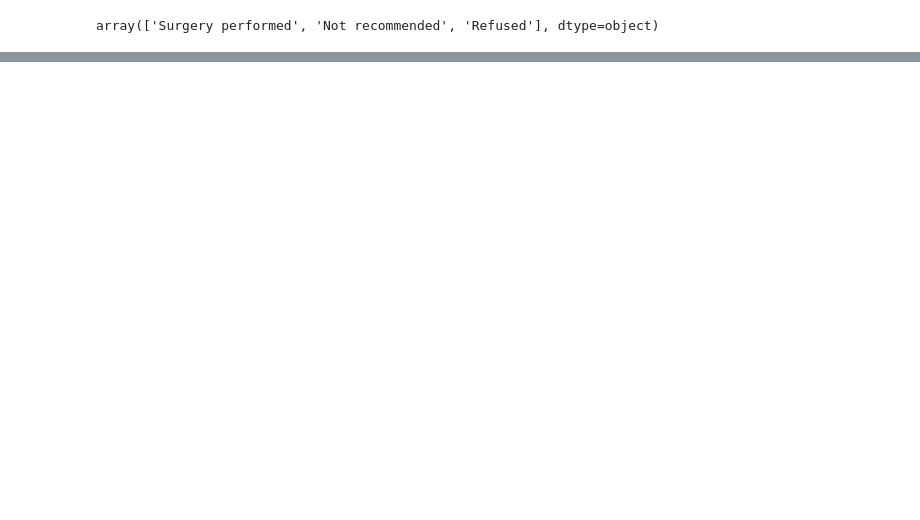
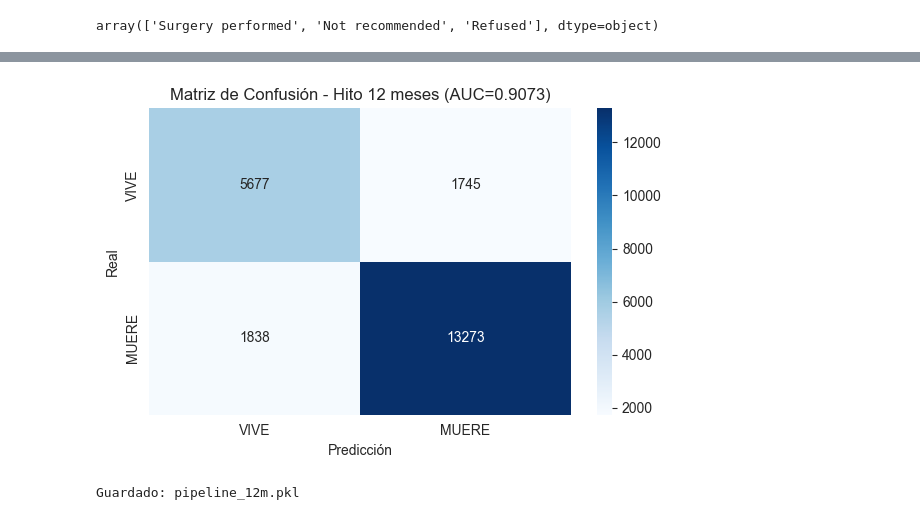
Before and after one commit to carlos-villa-restrepo/lung-cancer-prediction-xgboost, a Jupyter notebook: notebooks/03_ml_betania.ipynb, the cells around one changed output, grey strips where cells are left out. Drawn from its saved outputs; the diff is of its cells as text; code cells hidden in the pictures; blank space fills up the shorter version.

```diff
--- a/notebooks/03_ml_betania.ipynb
+++ b/notebooks/03_ml_betania.ipynb
@@ -240,0 +81,3 @@ plt.show()
+# %%
+X = df_hito[NUM_FEATURES + CAT_FEATURES]
+y = df_hito[target_col]
@@ -240,0 +88,23 @@ plt.show()
+# %%
+preprocessor = ColumnTransformer(
+    transformers=[
+        ("num", StandardScaler(), NUM_FEATURES),
+        ("cat", OneHotEncoder(drop="first", sparse_output=False, handle_unknown="ignore"), CAT_FEATURES),
+    ]
+)
+
+pipeline = Pipeline(
+    steps=[
+        ("preprocessor", preprocessor),
+        ("classifier", XGBClassifier(
+            n_estimators=120,
+            learning_rate=0.1,
+            max_depth=5,
+            subsample=0.8,
+            random_state=random_state,
+        )),
+    ]
+)
+
+pipeline.fit(X_train, y_train)
+print("Modelo entrenado.")
@@ -240,0 +136,19 @@ plt.show()
+# %%
+plt.figure(figsize=(6, 4))
+sns.heatmap(
+    cm, annot=True, fmt="d", cmap="Blues",
+    xticklabels=["VIVE", "MUERE"],
+    yticklabels=["VIVE", "MUERE"],
+)
+plt.title(f"Matriz de Confusión - Hito {MES} meses (AUC={auc:.4f})")
+plt.xlabel("Predicción")
+plt.ylabel("Real")
+plt.tight_layout()
+plt.show()
+# %% [output]
+[figure, added]
+# %%
+joblib.dump(pipeline, f"pipeline_{MES}m.pkl")
+print("Guardado:", f"pipeline_{MES}m.pkl")
+# %% [output]
+Guardado: pipeline_12m.pkl
```
Also changed, not shown: parts of 19 cells of this notebook, 45 other files.
